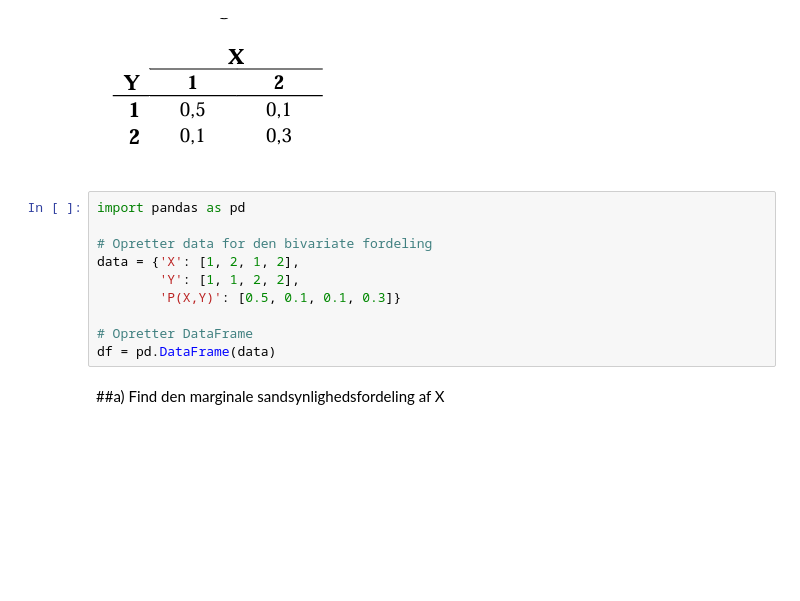
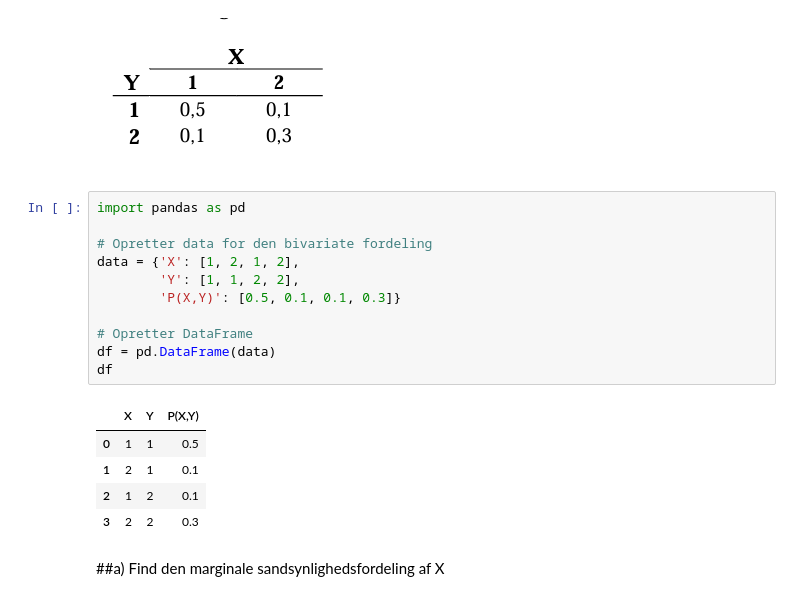
Before and after one commit to CNielsen94/Random_data_repo, a Jupyter notebook: notebooks/Diskret_Stokatisk_Python.ipynb, the cells around one changed output. Cells and saved outputs as stored; diff of their text form; blank space fills up the shorter version.

```diff
--- a/notebooks/Diskret_Stokatisk_Python.ipynb
+++ b/notebooks/Diskret_Stokatisk_Python.ipynb
@@ -169,13 +171,20 @@ Den følgende tabel viser den bivariate fordeling af X og Y (se side 181-182):
 # %%
 import pandas as pd
 
 # Opretter data for den bivariate fordeling
 data = {'X': [1, 2, 1, 2],
         'Y': [1, 1, 2, 2],
         'P(X,Y)': [0.5, 0.1, 0.1, 0.3]}
 
 # Opretter DataFrame
 df = pd.DataFrame(data)
+df
+# %% [output]
+|  | X | Y | P(X,Y) |
+| 0 | 1 | 1 | 0.5 |
+| 1 | 2 | 1 | 0.1 |
+| 2 | 1 | 2 | 0.1 |
+| 3 | 2 | 2 | 0.3 |
 # %% [markdown]
 ##a) Find den marginale sandsynlighedsfordeling af X
 # %%
```
Also changed, not shown: parts of 3 cells of this notebook.
